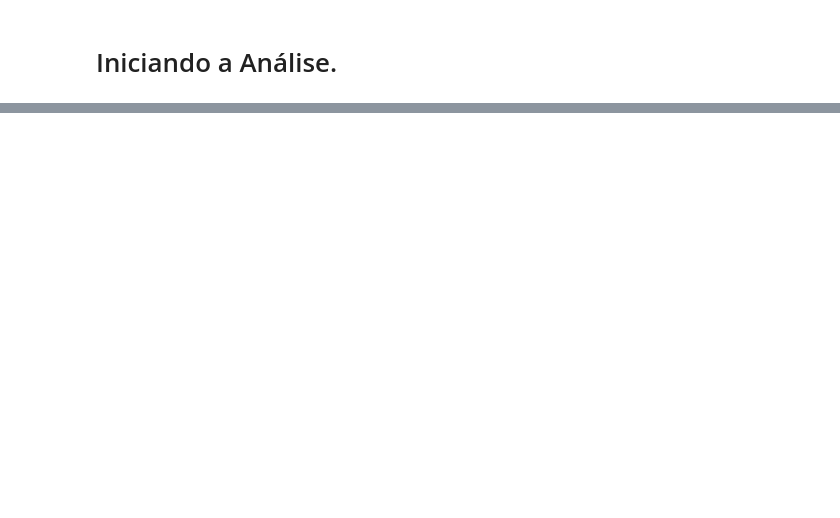
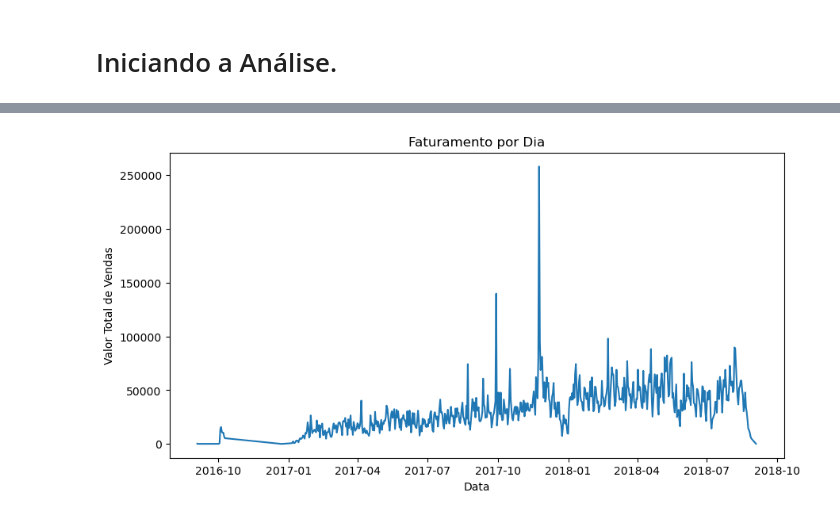
Before and after one commit to caiomiazzi/E_commerce_Olist_EDA, a Jupyter notebook: O_list_EDA.ipynb, the cells around one changed output, grey strips where cells are left out. Saved outputs shown, nothing was run; the diff lists cells and outputs as text; code cells hidden in the pictures; blank space fills up the shorter version.

```diff
--- a/O_list_EDA.ipynb
+++ b/O_list_EDA.ipynb
@@ -356,0 +790,11 @@ df.head(10)
+# %%
+# Primeiro, para trabalharmos com a data da compra, vamos separar a coluna que está
+# em timestamp entre data e hora.
+
+# Tem que tirar de timestamp pra datetime
+df['timestamp_compra'] = pd.to_datetime(df['timestamp_compra'])
+
+# Criando as colunas.
+df['data_compra'] = df['timestamp_compra'].dt.date
+df['dia'] = df['timestamp_compra'].dt.day
+df['hora_compra'] = df['timestamp_compra'].dt.time
@@ -356,0 +873,15 @@ df.head(10)
+# %%
+
+df_agrupado_dia = df.groupby('data_compra')['valor_pagamento'].sum()
+
+
+plt.figure(figsize=(10, 5))
+plt.plot(df_agrupado_dia.index, df_agrupado_dia.values)
+
+plt.title('Faturamento por Dia')
+plt.xlabel('Data')
+plt.ylabel('Valor Total de Vendas')
+
+plt.show()
+# %% [output]
+[figure, added]
```
Also changed, not shown: parts of 40 cells of this notebook.
